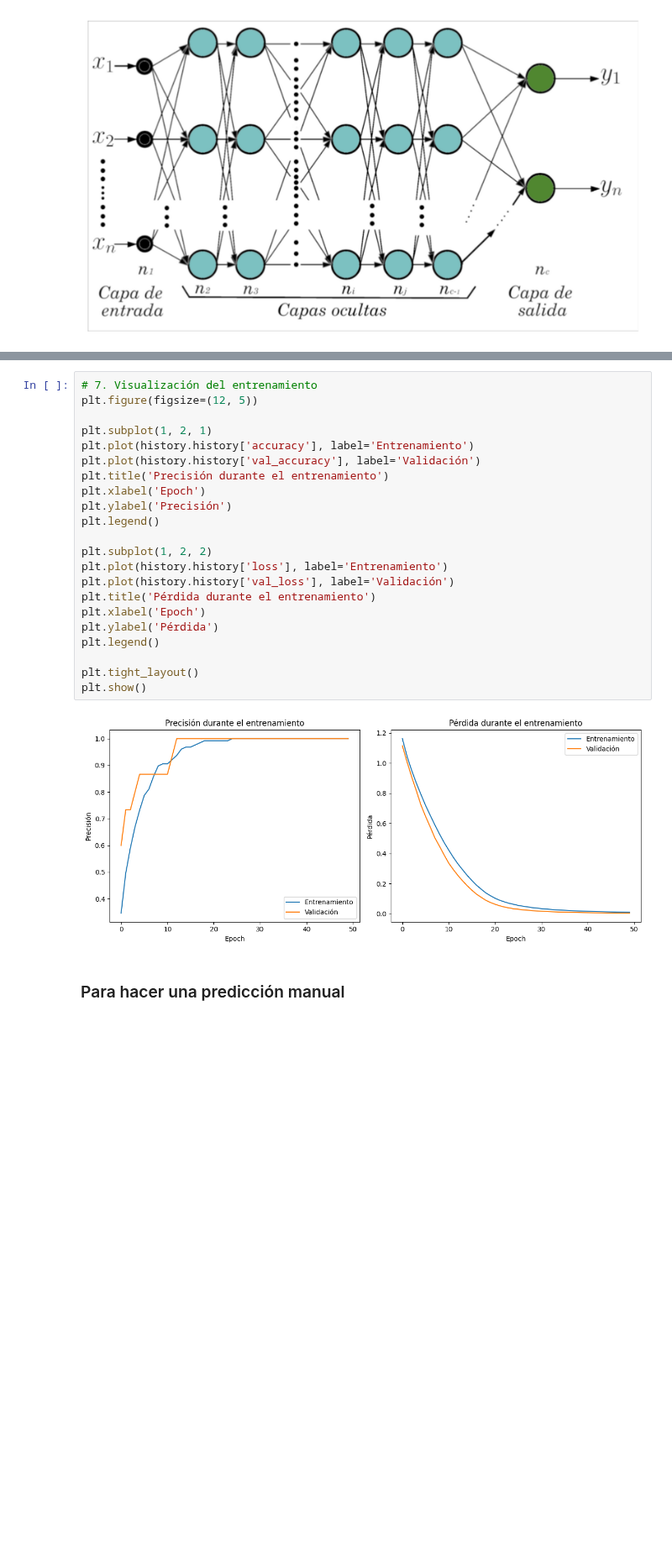
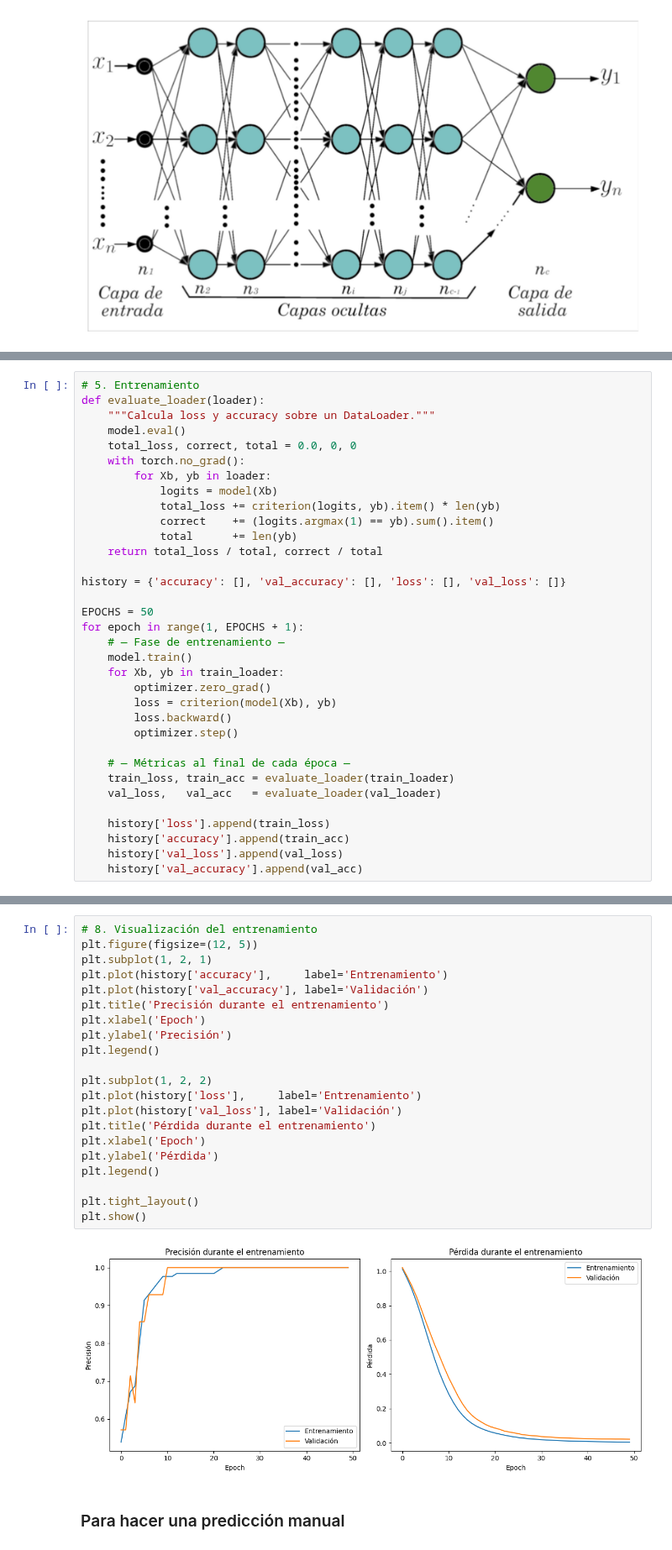
Before and after one commit to ednavivianasegura/Material_cursos_Evsa_Miuller, a Jupyter notebook: Modulo3_RedesNeuronales/RedesNeuronales_2026.ipynb, the cells around one changed output, grey strips where cells are left out. Shown at 84% size. Cells and saved outputs as stored; diff of their text form; blank space fills up the shorter version.

```diff
--- a/Modulo3_RedesNeuronales/RedesNeuronales_2026.ipynb
+++ b/Modulo3_RedesNeuronales/RedesNeuronales_2026.ipynb
@@ -392,0 +1511,34 @@ history = model.fit(X_train, y_train, epochs=50, batch_size=8, validation_split=
+# %%
+# 5. Entrenamiento
+def evaluate_loader(loader):
+    """Calcula loss y accuracy sobre un DataLoader."""
+    model.eval()
+    total_loss, correct, total = 0.0, 0, 0
+    with torch.no_grad():
+        for Xb, yb in loader:
+            logits = model(Xb)
+            total_loss += criterion(logits, yb).item() * len(yb)
+            correct    += (logits.argmax(1) == yb).sum().item()
+            total      += len(yb)
+    return total_loss / total, correct / total
+
+history = {'accuracy': [], 'val_accuracy': [], 'loss': [], 'val_loss': []}
+
+EPOCHS = 50
+for epoch in range(1, EPOCHS + 1):
+    # — Fase de entrenamiento —
+    model.train()
+    for Xb, yb in train_loader:
+        optimizer.zero_grad()
+        loss = criterion(model(Xb), yb)
+        loss.backward()
+        optimizer.step()
+
+    # — Métricas al final de cada época —
+    train_loss, train_acc = evaluate_loader(train_loader)
+    val_loss,   val_acc   = evaluate_loader(val_loader)
+
+    history['loss'].append(train_loss)
+    history['accuracy'].append(train_acc)
+    history['val_loss'].append(val_loss)
+    history['val_accuracy'].append(val_acc)
@@ -463,27 +1623,26 @@ weighted avg       0.97      0.97      0.97        36
 # %%
-# 7. Visualización del entrenamiento
+# 8. Visualización del entrenamiento
 plt.figure(figsize=(12, 5))
-
 plt.subplot(1, 2, 1)
-plt.plot(history.history['accuracy'], label='Entrenamiento')
-plt.plot(history.history['val_accuracy'], label='Validación')
+plt.plot(history['accuracy'],     label='Entrenamiento')
+plt.plot(history['val_accuracy'], label='Validación')
 plt.title('Precisión durante el entrenamiento')
 plt.xlabel('Epoch')
 plt.ylabel('Precisión')
 plt.legend()
 
 plt.subplot(1, 2, 2)
-plt.plot(history.history['loss'], label='Entrenamiento')
-plt.plot(history.history['val_loss'], label='Validación')
+plt.plot(history['loss'],     label='Entrenamiento')
+plt.plot(history['val_loss'], label='Validación')
 plt.title('Pérdida durante el entrenamiento')
 plt.xlabel('Epoch')
 plt.ylabel('Pérdida')
 plt.legend()
 
 plt.tight_layout()
 plt.show()
 # %% [output]
-[figure, old version]
+[figure, new version]
 # %% [markdown]
 ### Para hacer una predicción manual
 # %%
```
Also changed, not shown: parts of 26 cells of this notebook.
